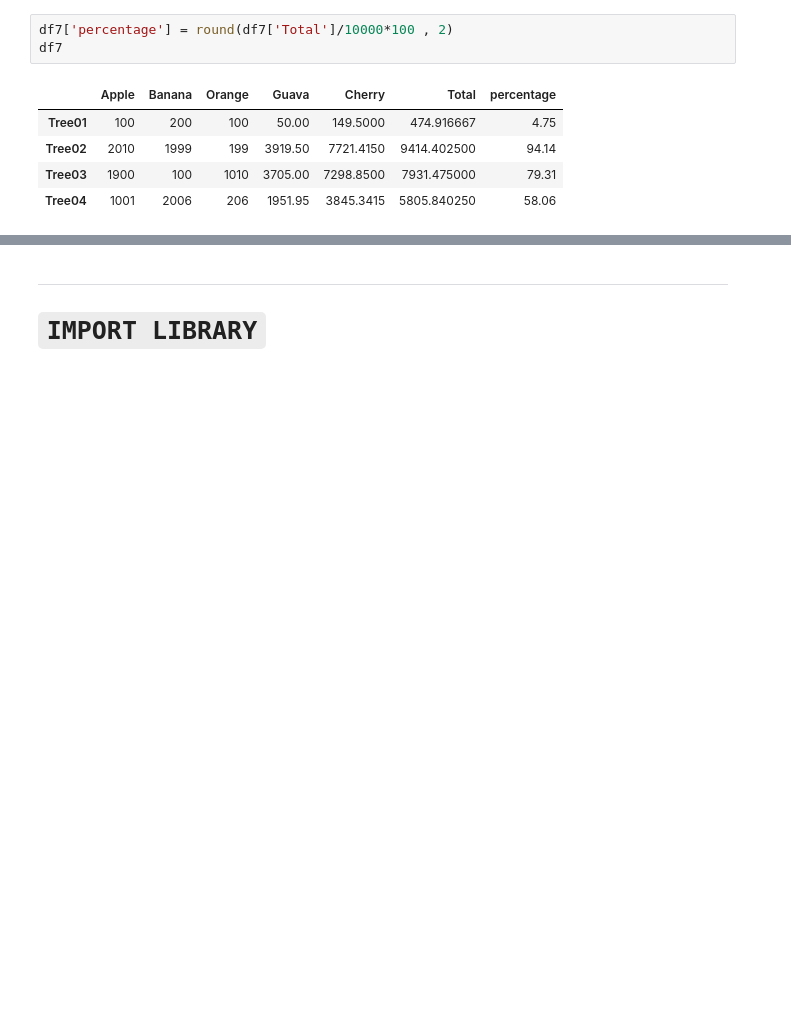
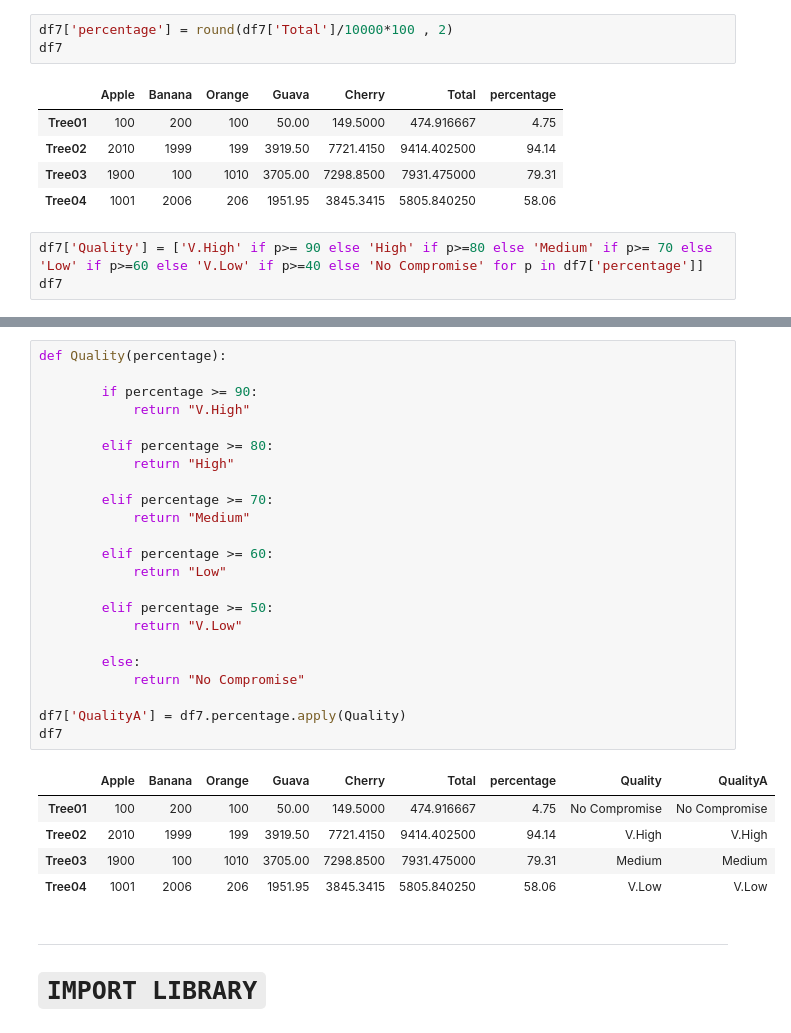
Before and after one commit to Shaikh-Hafiz-Yahya/AI_Road_Map_2026, a Jupyter notebook: Module04_Pandas/Lecture01.ipynb, the cells around one changed output, grey strips where cells are left out. Drawn from its saved outputs; the diff is of its cells as text; blank space fills up the shorter version.

```diff
--- a/Module04_Pandas/Lecture01.ipynb
+++ b/Module04_Pandas/Lecture01.ipynb
@@ -458,3 +458,6 @@ df7
 | Tree02 | 2010 | 1999 | 199 | 3919.50 | 7721.4150 | 9414.402500 | 94.14 |
 | Tree03 | 1900 | 100 | 1010 | 3705.00 | 7298.8500 | 7931.475000 | 79.31 |
 | Tree04 | 1001 | 2006 | 206 | 1951.95 | 3845.3415 | 5805.840250 | 58.06 |
+# %%
+df7['Quality'] = ['V.High' if p>= 90 else 'High' if p>=80 else 'Medium' if p>= 70 else 'Low' if p>=60 else 'V.Low' if p>=40 else 'No Compromise' for p in df7['percentage']]
+df7
@@ -461,3 +470,32 @@ df7
+# %%
+def Quality(percentage):
+
+        if percentage >= 90:
+            return "V.High"
+
+        elif percentage >= 80:
+            return "High"
+
+        elif percentage >= 70:
+            return "Medium"
+
+        elif percentage >= 60:
+            return "Low"
+
+        elif percentage >= 50:
+            return "V.Low"
+
+        else:
+            return "No Compromise"
+
+df7['QualityA'] = df7.percentage.apply(Quality)
+df7
+# %% [output]
+|  | Apple | Banana | Orange | Guava | Cherry | Total | percentage | Quality | QualityA |
+| Tree01 | 100 | 200 | 100 | 50.00 | 149.5000 | 474.916667 | 4.75 | No Compromise | No Compromise |
+| Tree02 | 2010 | 1999 | 199 | 3919.50 | 7721.4150 | 9414.402500 | 94.14 | V.High | V.High |
+| Tree03 | 1900 | 100 | 1010 | 3705.00 | 7298.8500 | 7931.475000 | 79.31 | Medium | Medium |
+| Tree04 | 1001 | 2006 | 206 | 1951.95 | 3845.3415 | 5805.840250 | 58.06 | V.Low | V.Low |
 # %% [markdown]
 ---
 # `IMPORT LIBRARY`
```
Also changed, not shown: parts of 1 cell of this notebook.
